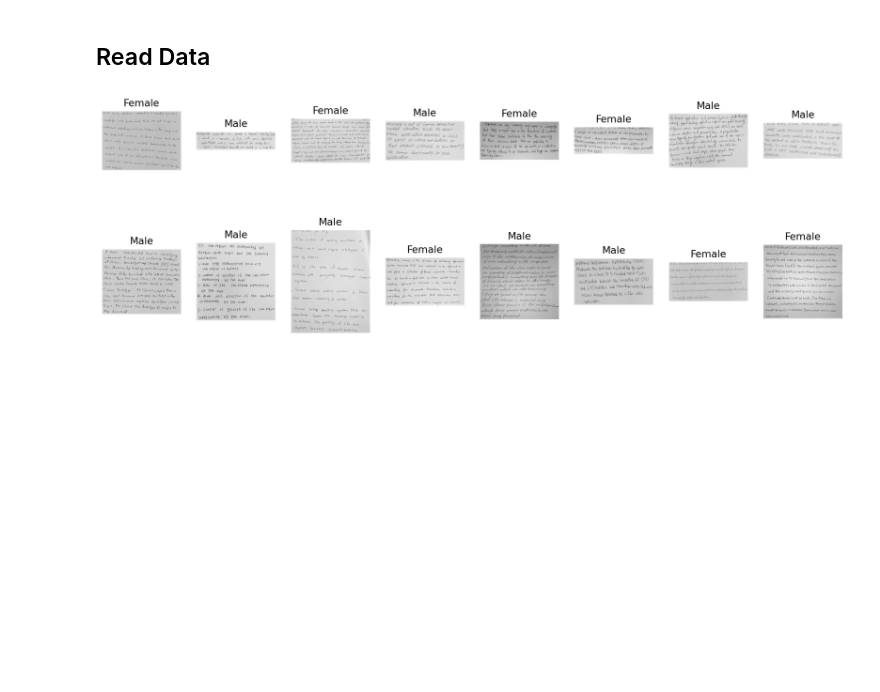
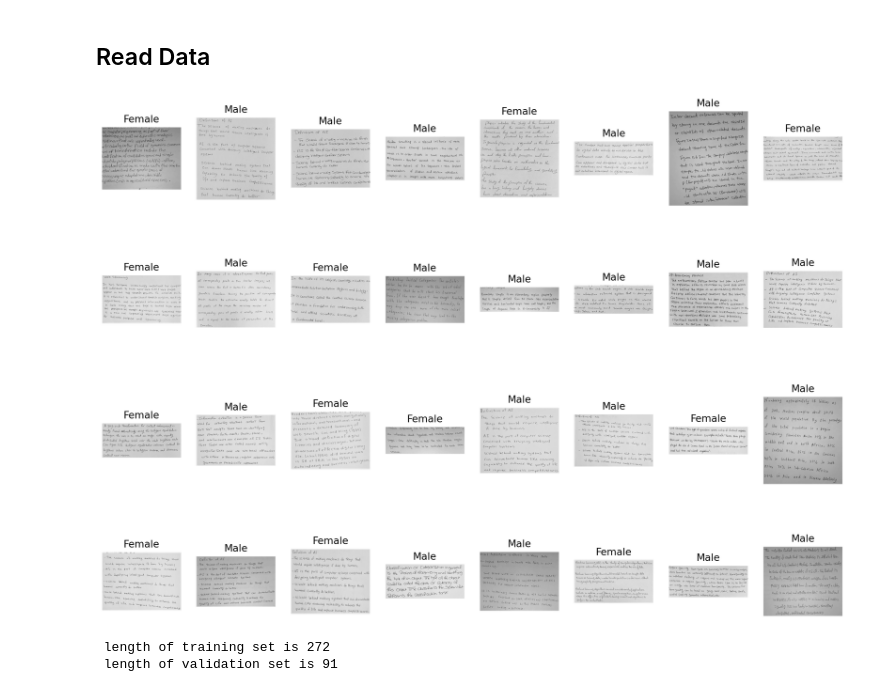
Before and after one commit to radwaahmed2132000/Gender-Classification-ICDAR2013, a Jupyter notebook: Read_Data.ipynb, the cells around one changed output. Drawn from its saved outputs; the diff is of its cells as text; code cells hidden in the pictures; blank space fills up the shorter version.

Commit message:
More testing on Fractal Features (Visualization) and some generalizations.

```diff
--- a/Read_Data.ipynb
+++ b/Read_Data.ipynb
@@ -11,7 +11,7 @@ from tqdm import tqdm
 # %% [markdown]
 ## Read Data
 # %%
-def Read_Dataset(saved=False, plot=False):
+def Read_Dataset(saved=False, plot=False, CMP_Only=False):
     if saved:
         with open('./Datasets/data_set.npy', 'rb') as f:
             x_data_cmp = np.load(f, allow_pickle=True)
@@ -72,38 +72,42 @@ def Read_Dataset(saved=False, plot=False):
 
 
 
-
     # Shuffle both
     p = np.random.permutation(len(x_data_cmp))
     x_data_cmp = x_data_cmp[p]
     y_data_cmp = y_data_cmp[p]
 
     # Split into training and testing sets with trainging only involving CMP23.
     train_size = int(0.75 * len(x_data_cmp))
 
     x_test, y_test = x_data_cmp[train_size:], y_data_cmp[train_size:]
 
     x_train, y_train = x_data_cmp[:train_size], y_data_cmp[:train_size]
-    x_train, y_train = np.concatenate((x_train, x_data_icdar)), np.concatenate((y_train, y_data_icdar))
+    if not CMP_Only:
+        x_train, y_train = np.concatenate((x_train, x_data_icdar)), np.concatenate((y_train, y_data_icdar))
     p = np.random.permutation(len(x_train))
     x_train = x_train[p]
     y_train = y_train[p]
 
 
     if plot:
-        from matplotlib.pyplot import figure
-        figure(figsize=(16, 12), dpi=160)
+        plt.figure(figsize=(16, 12), dpi=160)
 
         enum = ['Male', 'Female']
-        for i in range(16):
+        for i in range(4*8):
             ax = plt.subplot(4,8,i+1)
             ax.title.set_text(enum[y_test[i]])
             plt.axis('off')
             plt.imshow(x_test[i].squeeze(), cmap='gray')  #first 6 images in the first batch. Squeeze so 1xPxP -> PxP
         plt.show()
 
+        print(f" length of training set is {len(x_train)}")
+        print(f" length of validation set is {len(x_test)}")
+
     return x_train, y_train, x_test, y_test
 
-x_train, y_train, x_test, y_test = Read_Dataset(saved=True, plot=True)
+x_train, y_train, x_test, y_test = Read_Dataset(saved=True, plot=True, CMP_Only=True)
 # %% [output]
-[figure, old version]
+[figure, new version]
+ length of training set is 272
+ length of validation set is 91
```
Also changed, not shown: 10 other files.
